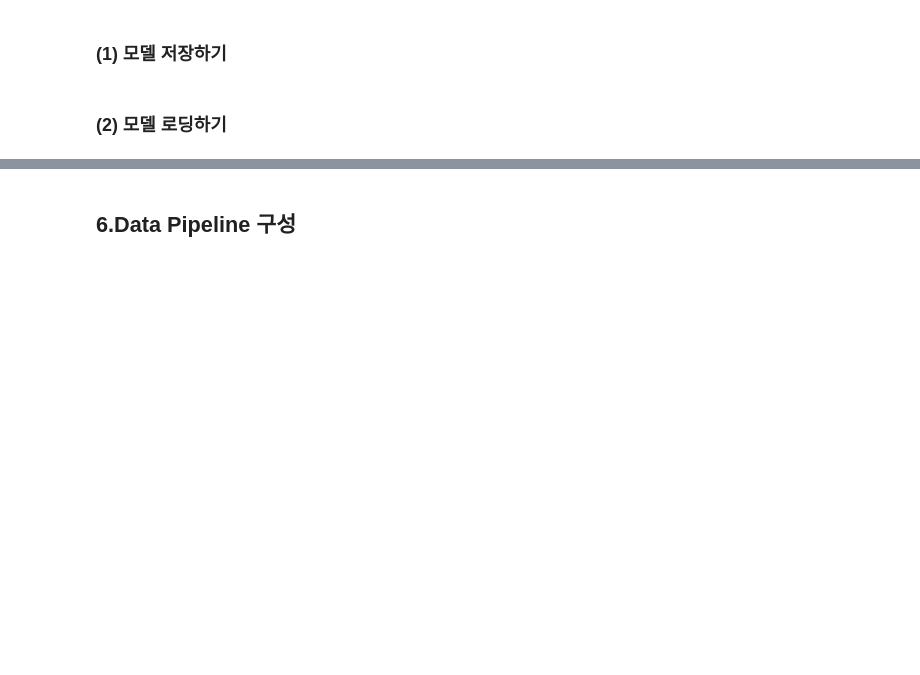
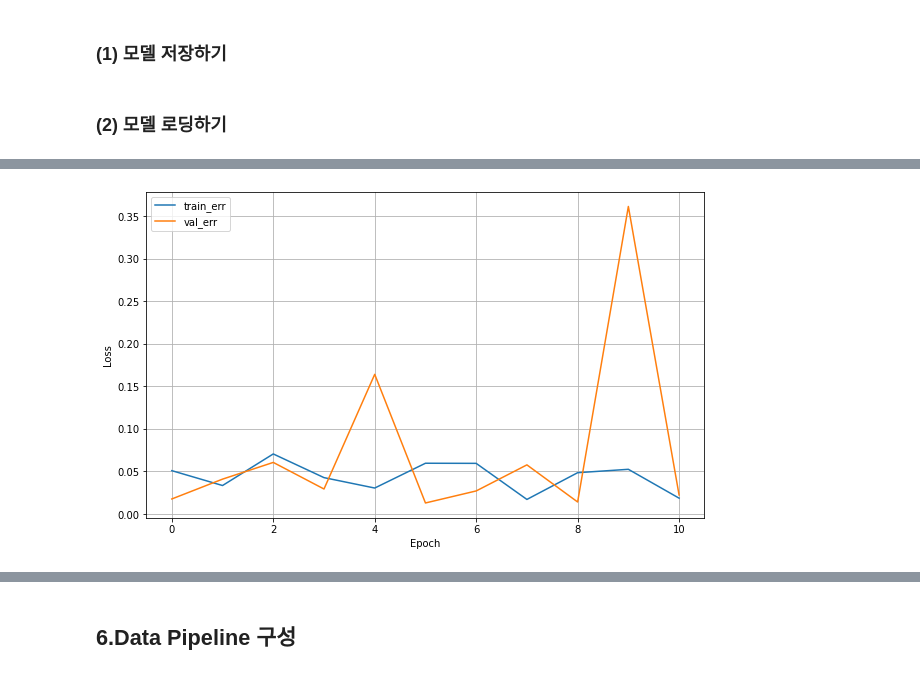
Before and after one commit to hardids/Sign-Language-Translation, a Jupyter notebook: modeling/과제1_수어번역기_LSY.ipynb, the cells around one changed output, grey strips where cells are left out. Drawn from its saved outputs; the diff is of its cells as text; code cells hidden in the pictures; blank space fills up the shorter version.

```diff
--- a/modeling/과제1_수어번역기_LSY.ipynb
+++ b/modeling/과제1_수어번역기_LSY.ipynb
@@ -470,0 +618,2 @@ cnn_model_Agu2=load_model("/content/drive/MyDrive/mini7/model/cnn_model_Agu2.h5"
+# %%
+historycnn_model_72 = cnn_model_72.fit(x_train, y_train, validation_split=0.2, verbose=1, epochs=1000,callbacks=[es, mc])
@@ -470,0 +684,4 @@ cnn_model_Agu2=load_model("/content/drive/MyDrive/mini7/model/cnn_model_Agu2.h5"
+# %%
+dl_history_plot(historycnn_model_72.history)
+# %% [output]
+[figure, added]
```
Also changed, not shown: parts of 28 cells of this notebook.
